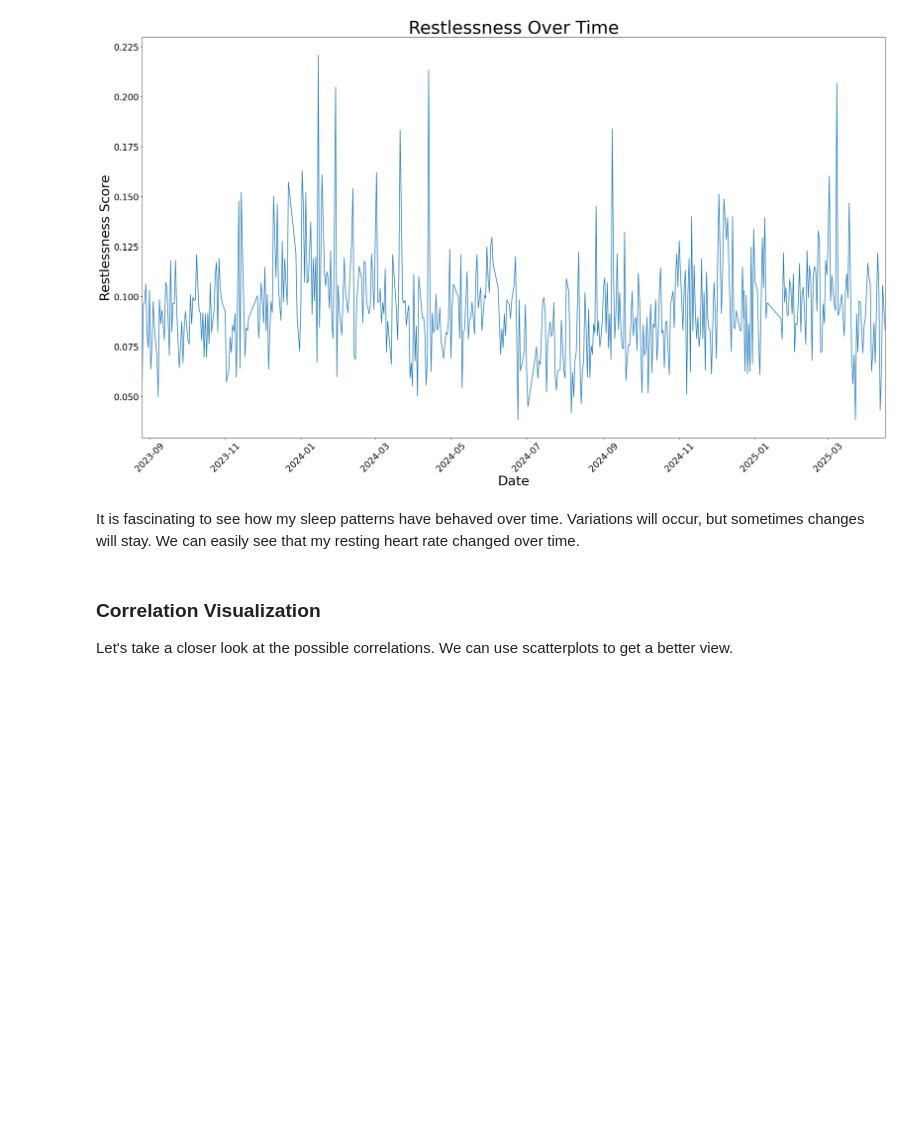
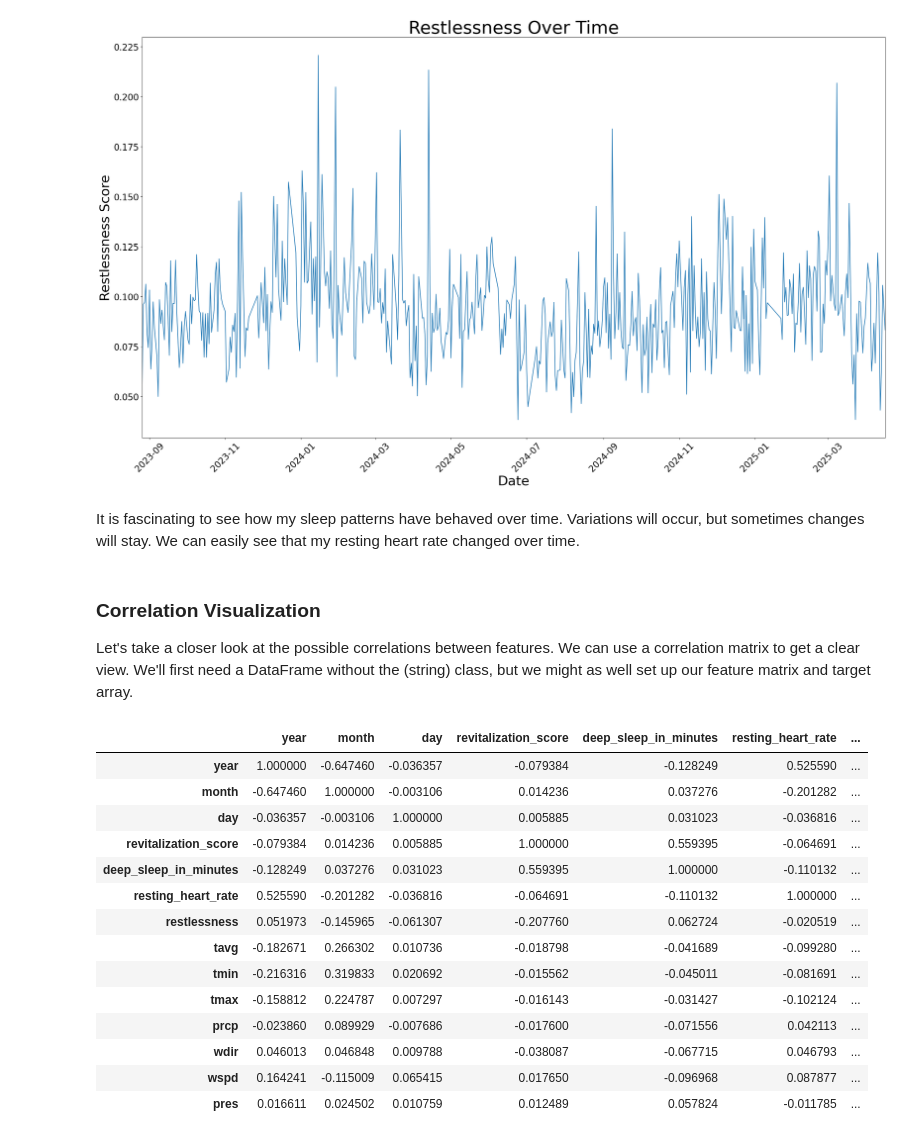
Before and after one commit to Justin-cmd359/Quantified-Self-Project-for-CPSC222, a Jupyter notebook: Project.ipynb, the cells around one changed output. Cells and saved outputs as stored; diff of their text form; code cells hidden in the pictures; blank space fills up the shorter version.

```diff
--- a/Project.ipynb
+++ b/Project.ipynb
@@ -130,4 +131,27 @@ utils.create_line_graph(merged_df.index, merged_df["restlessness"], "Restlessnes
 It is fascinating to see how my sleep patterns have behaved over time. Variations will occur, but sometimes changes will stay. We can easily see that my resting heart rate changed over time.
 # %% [markdown]
 ### Correlation Visualization
-Let's take a closer look at the possible correlations. We can use scatterplots to get a better view.
+Let's take a closer look at the possible correlations between features. We can use a correlation matrix to get a clear view. We'll first need a DataFrame without the (string) class, but we might as well set up our feature matrix and target array.
+# %%
+# Create the two groups
+y = merged_df.pop("overall_score")
+X = merged_df
+# %%
+corr_df = X.corr()
+corr_df.style.background_gradient(cmap="bwr")
+# %% [output]
+|  | year | month | day | revitalization_score | deep_sleep_in_minutes | resting_heart_rate | ... |
+| year | 1.000000 | -0.647460 | -0.036357 | -0.079384 | -0.128249 | 0.525590 | ... |
+| month | -0.647460 | 1.000000 | -0.003106 | 0.014236 | 0.037276 | -0.201282 | ... |
+| day | -0.036357 | -0.003106 | 1.000000 | 0.005885 | 0.031023 | -0.036816 | ... |
+| revitalization_score | -0.079384 | 0.014236 | 0.005885 | 1.000000 | 0.559395 | -0.064691 | ... |
+| deep_sleep_in_minutes | -0.128249 | 0.037276 | 0.031023 | 0.559395 | 1.000000 | -0.110132 | ... |
+| resting_heart_rate | 0.525590 | -0.201282 | -0.036816 | -0.064691 | -0.110132 | 1.000000 | ... |
+| restlessness | 0.051973 | -0.145965 | -0.061307 | -0.207760 | 0.062724 | -0.020519 | ... |
+| tavg | -0.182671 | 0.266302 | 0.010736 | -0.018798 | -0.041689 | -0.099280 | ... |
+| tmin | -0.216316 | 0.319833 | 0.020692 | -0.015562 | -0.045011 | -0.081691 | ... |
+| tmax | -0.158812 | 0.224787 | 0.007297 | -0.016143 | -0.031427 | -0.102124 | ... |
+| prcp | -0.023860 | 0.089929 | -0.007686 | -0.017600 | -0.071556 | 0.042113 | ... |
+| wdir | 0.046013 | 0.046848 | 0.009788 | -0.038087 | -0.067715 | 0.046793 | ... |
+| wspd | 0.164241 | -0.115009 | 0.065415 | 0.017650 | -0.096968 | 0.087877 | ... |
+| pres | 0.016611 | 0.024502 | 0.010759 | 0.012489 | 0.057824 | -0.011785 | ... |
```
Also changed, not shown: parts of 5 cells of this notebook, 1 other file.
